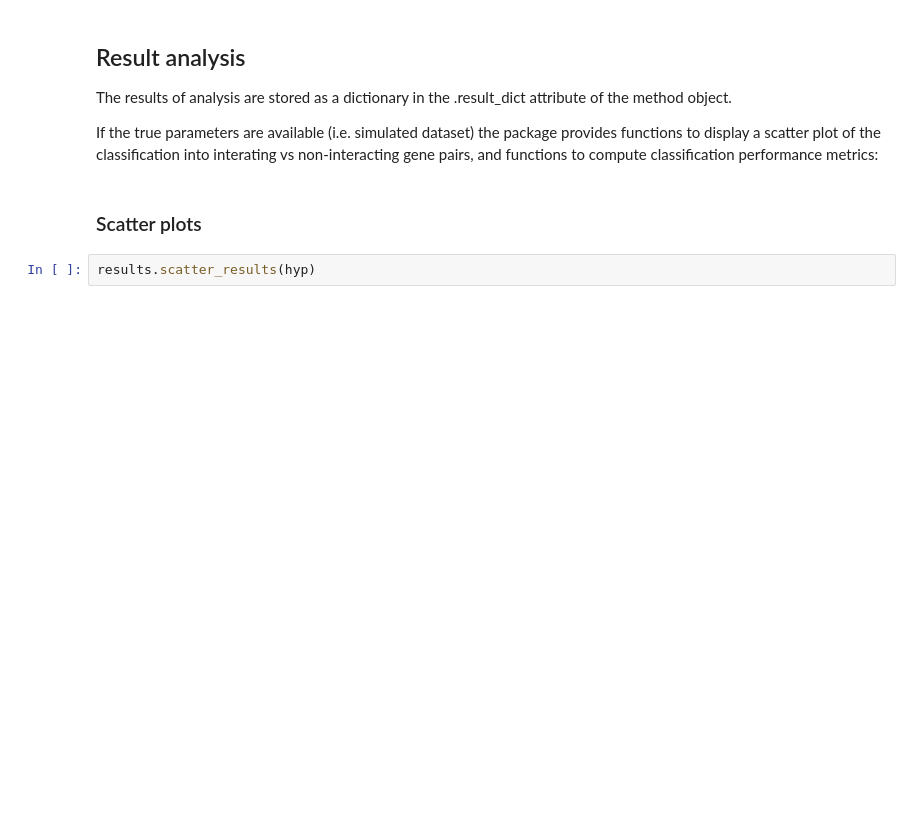
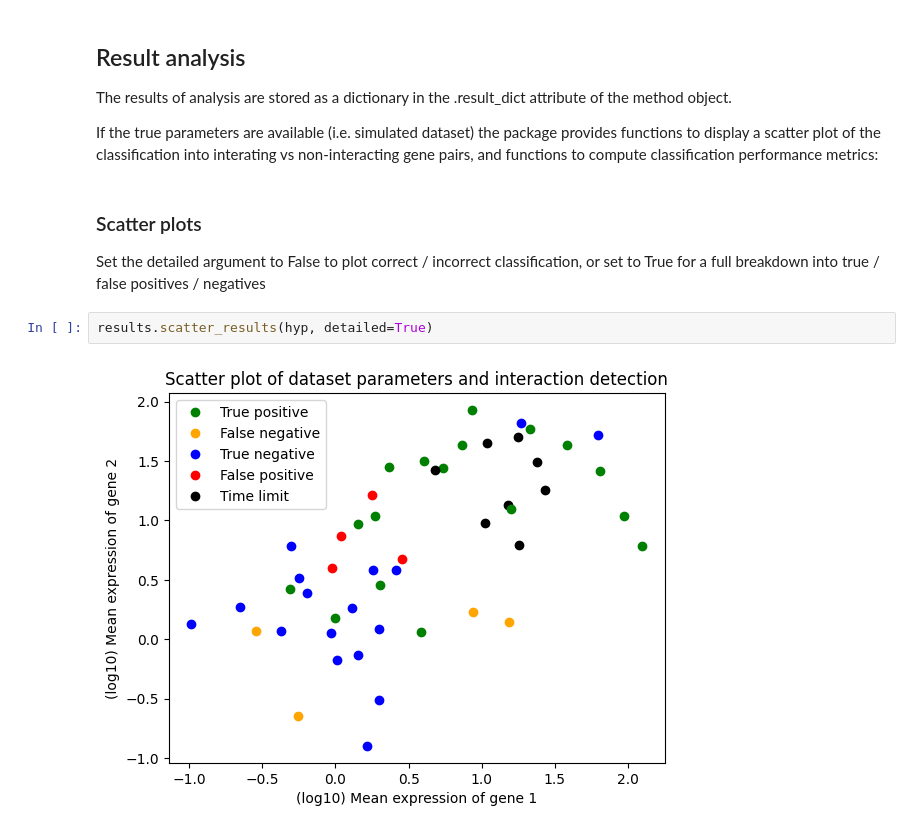
Before and after one commit to willjgh/interaction-inference, a Jupyter notebook: examples/example_notebook.ipynb, the cells around one changed output. Saved outputs shown, nothing was run; the diff lists cells and outputs as text; blank space fills up the shorter version.

Commit message:
Updated example to show detailed plots

```diff
--- a/examples/example_notebook.ipynb
+++ b/examples/example_notebook.ipynb
@@ -94,8 +96,12 @@ corr.analyse_dataset(data)
 The results of analysis are stored as a dictionary in the .result_dict attribute of the method object.
 
 If the true parameters are available (i.e. simulated dataset) the package provides functions to display a scatter plot of the classification into interating vs non-interacting gene pairs, and functions to compute classification performance metrics:
-# %% [markdown]
-### Scatter plots
+# %% [markdown]
+### Scatter plots
+
+Set the detailed argument to False to plot correct / incorrect classification, or set to True for a full breakdown into true / false positives / negatives
 # %%
-results.scatter_results(hyp)
+results.scatter_results(hyp, detailed=True)
+# %% [output]
+[figure, added]
 # %%
```
Also changed, not shown: parts of 9 cells of this notebook.
